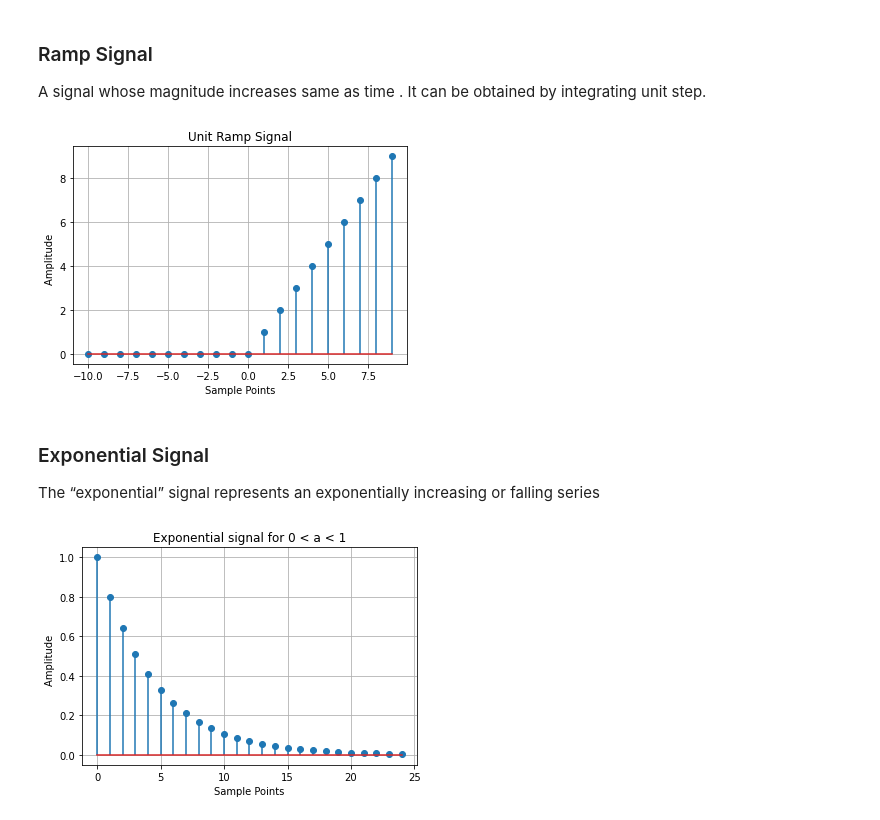
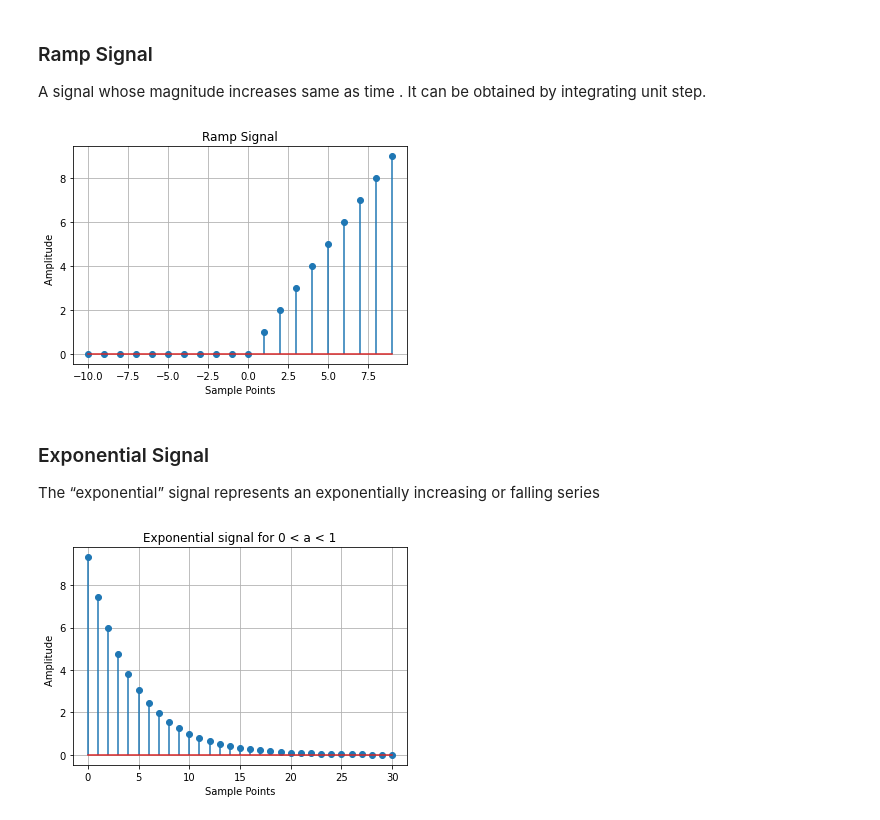
Before and after one commit to appledora/DSP_LAB_TASK, a Jupyter notebook: 1.ipynb, the cells around one changed output. Drawn from its saved outputs; the diff is of its cells as text; code cells hidden in the pictures.

```diff
--- a/1.ipynb
+++ b/1.ipynb
@@ -79,30 +79,30 @@ for i in range(l):
 plt.stem(n, y)
 plt.xlabel('Sample Points')
 plt.ylabel('Amplitude  ')
-plt.title('Unit Ramp Signal')
+plt.title('Ramp Signal')
 plt.grid(True)
 plt.show()
 # %% [output]
-[figure, old version]
+[figure, new version]
 # %% [markdown]
 ### Exponential Signal
 The “exponential” signal represents an exponentially increasing or falling series
 # %%
 a = .8
-n = np.arange(0,25)
+n = np.arange(-10,21)
 y = []
 l = np.size(n)
 for i in range(l):
     temp = a**n[i]
     y.append(temp)
 
 
 #Plotting the graph
 plt.stem(y)
 plt.xlabel('Sample Points')
 plt.ylabel('Amplitude  ')
 plt.title('Exponential signal for 0 < a < 1')
 plt.grid(True)
 plt.show()
 # %% [output]
-[figure, old version]
+[figure, new version]
```
Also changed, not shown: parts of 1 cell of this notebook, 3 other files.
